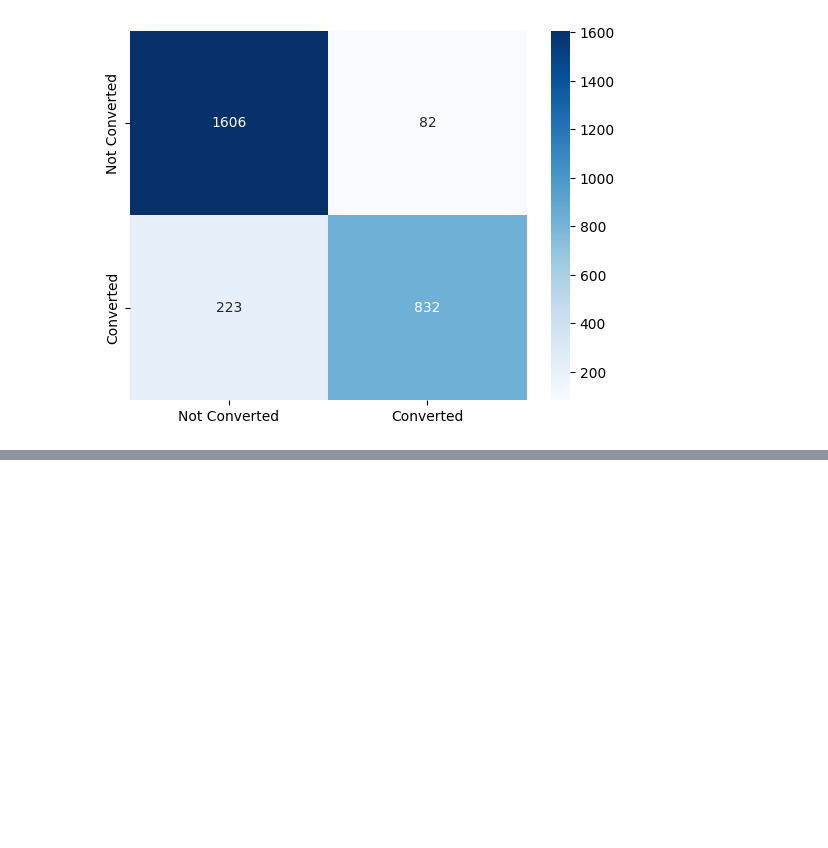
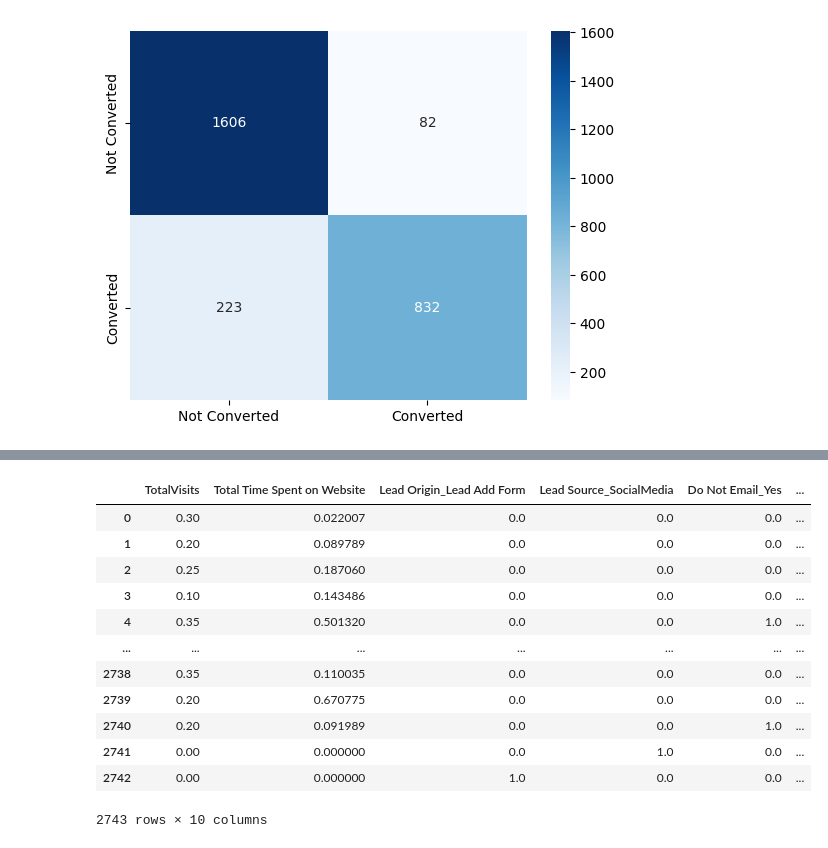
Before and after one commit to aravindpeddinti/Lead_Scoring_Case_Study, a Jupyter notebook: Assignment.ipynb, the cells around one changed output, grey strips where cells are left out. Drawn from its saved outputs; the diff is of its cells as text; code cells hidden in the pictures; blank space fills up the shorter version.

Commit message:
Added Probability%

```diff
--- a/Assignment.ipynb
+++ b/Assignment.ipynb
@@ -1211,3 +1211,6 @@ sns.heatmap(cm, annot=True, fmt='d', cmap='Blues', xticklabels=['Not Converted',
 plt.show()
 # %% [output]
 [figure]
+# %%
+y_probs = logreg.predict_proba(X_test2)
+y_probs
@@ -1213,0 +1225,3 @@ plt.show()
+# %%
+y_probs=[round(100*i[1],2) for i in y_probs]
+y_probs
@@ -1213,0 +1246,17 @@ plt.show()
+# %%
+X_test2['ConvertedProbability%'] = y_probs
+X_test2
+# %% [output]
+|  | TotalVisits | Total Time Spent on Website | Lead Origin_Lead Add Form | Lead Source_SocialMedia | Do Not Email_Yes | ... |
+| 0 | 0.30 | 0.022007 | 0.0 | 0.0 | 0.0 | ... |
+| 1 | 0.20 | 0.089789 | 0.0 | 0.0 | 0.0 | ... |
+| 2 | 0.25 | 0.187060 | 0.0 | 0.0 | 0.0 | ... |
+| 3 | 0.10 | 0.143486 | 0.0 | 0.0 | 0.0 | ... |
+| 4 | 0.35 | 0.501320 | 0.0 | 0.0 | 1.0 | ... |
+| ... | ... | ... | ... | ... | ... | ... |
+| 2738 | 0.35 | 0.110035 | 0.0 | 0.0 | 0.0 | ... |
+| 2739 | 0.20 | 0.670775 | 0.0 | 0.0 | 0.0 | ... |
+| 2740 | 0.20 | 0.091989 | 0.0 | 0.0 | 1.0 | ... |
+| 2741 | 0.00 | 0.000000 | 0.0 | 1.0 | 0.0 | ... |
+| 2742 | 0.00 | 0.000000 | 1.0 | 0.0 | 0.0 | ... |
+2743 rows × 10 columns
```
Also changed, not shown: parts of 10 cells of this notebook.
